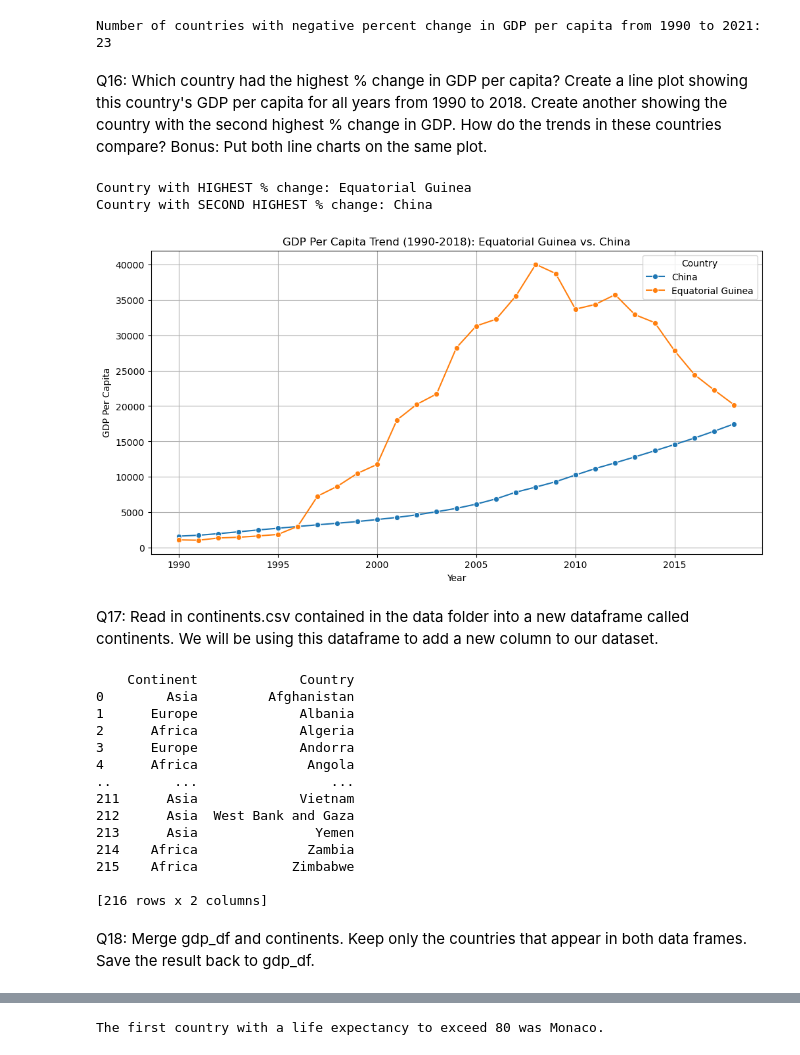
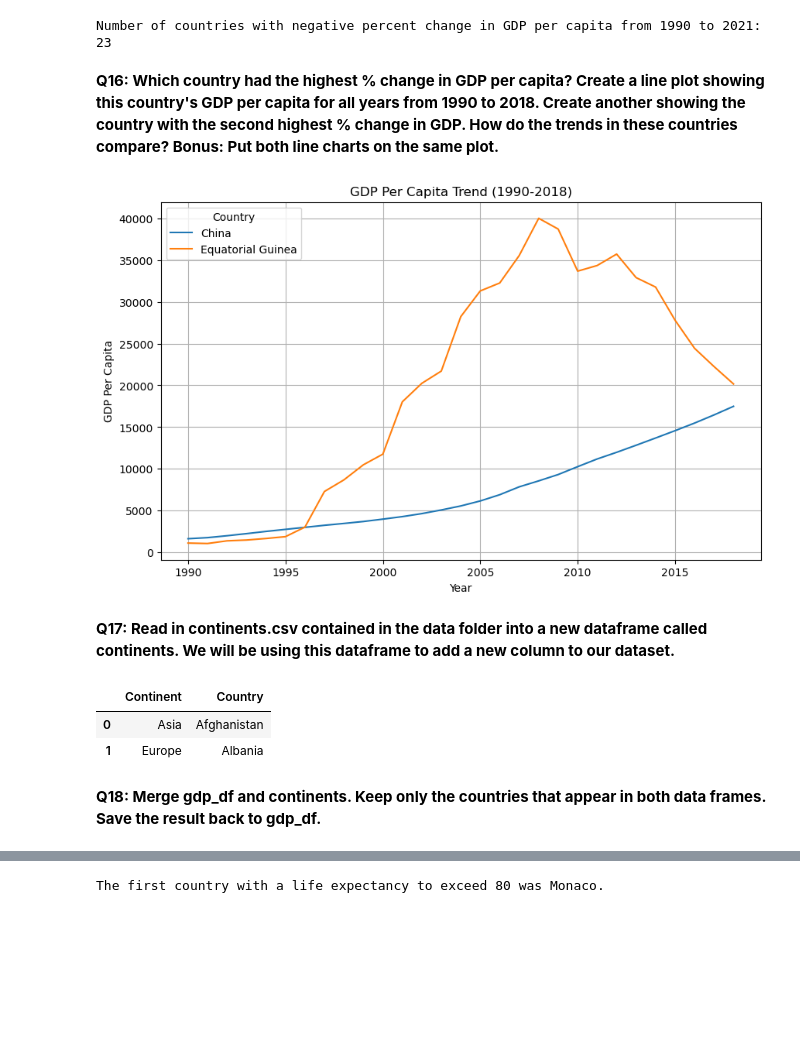
Before and after one commit to nss-data-science-cohort-9/un-exploration-dhansiv-stack, a Jupyter notebook: UnGDPexploration.ipynb, the cells around one changed output, grey strips where cells are left out. Cells and saved outputs as stored; diff of their text form; code cells hidden in the pictures; blank space fills up the shorter version.

```diff
--- a/UnGDPexploration.ipynb
+++ b/UnGDPexploration.ipynb
@@ -40,0 +14,3 @@ gdp_df.tail(10)
+# %%
+gdp_df = pd.read_csv("data/gdp_per_capita.csv")
+print(gdp_df)
@@ -59,4 +63,0 @@ Q5: Drop the 'Value Footnotes' column, and rename the remaining columns to 'Coun
-# %%
-gdp_df=gdp_df.drop(columns="Value Footnotes")
-gdp_df=gdp_df.rename(columns = {'Country or Area': 'Country', 'Value': 'GDP_Per_Capita'})
-print(gdp_df)
@@ -77,0 +64,5 @@ print(gdp_df)
+# %%
+gdp_df = (gdp_df.drop("Value Footnotes", axis=1)
+                    .rename(columns = {'Country  or Area': 'Country', 'Value': 'GDP_Per_Capita'})
+)
+gdp_df.head(2)
@@ -199,7 +196,6 @@ gdp_pivoted = pd.pivot_table(
     index='Country',
     columns='Year',
     values='GDP_Per_Capita',
-    dropna=True)
-gdp_pivoted = gdp_pivoted.dropna()
-print (gdp_pivoted)
+    dropna=True);
+gdp_pivoted.head(2)
 # %% [output]
@@ -247,65 +224,40 @@ print(f'Number of countries with negative percent change in GDP per capita from
 # %% [output]
 Number of countries with negative percent change in GDP per capita from 1990 to 2021: 23
 # %% [markdown]
-Q16: Which country had the highest % change in GDP per capita? Create a line plot showing this country's GDP per capita for all years from 1990 to 2018. Create another showing the country with the second highest % change in GDP. How do the trends in these countries compare?
-Bonus: Put both line charts on the same plot.
+**Q16: Which country had the highest % change in GDP per capita? Create a line plot showing this country's GDP per capita for all years from 1990 to 2018. Create another showing the country with the second highest % change in GDP. How do the trends in these countries compare?
+Bonus: Put both line charts on the same plot.**
 # %%
-top_countries = gdp_pivoted.nlargest(2, 'Percent_Change')
-top_1_country = top_countries.index[0]
-top_2_country = top_countries.index[1]
-
-print(f"Country with HIGHEST % change: {top_1_country}")
-print(f"Country with SECOND HIGHEST % change: {top_2_country}")
-
-countries_to_plot = [top_1_country, top_2_country]
+top_countries = gdp_pivoted.nlargest(2, 'Percent_Change').index
 
 gdp_plot_df = gdp_df[
-    (gdp_df['Country'].isin(countries_to_plot)) &
-    (gdp_df['Year'] >= 1990) &
-    (gdp_df['Year'] <= 2018)
-].copy()
+    (gdp_df['Country'].isin(top_countries)) & (gdp_df['Year']).between(1990, 2018)].copy()
 
-plt.figure(figsize=(12, 6))
+plt.figure(figsize=(10, 6))
 
 sns.lineplot(
     data=gdp_plot_df,
     x='Year',
     y='GDP_Per_Capita',
-    hue='Country',
-    marker='o'
-)
+    hue='Country');
 
-plt.title(f'GDP Per Capita Trend (1990-2018): {top_1_country} vs. {top_2_country}')
+plt.title(f'GDP Per Capita Trend (1990-2018)')
 plt.xlabel('Year')
 plt.ylabel('GDP Per Capita')
 plt.grid(True)
 plt.legend(title='Country')
 plt.show()
 # %% [output]
-Country with HIGHEST % change: Equatorial Guinea
-Country with SECOND HIGHEST % change: China
-[figure, old version]
+[figure, new version]
 # %% [markdown]
-Q17: Read in continents.csv contained in the data folder into a new dataframe called continents. We will be using this dataframe to add a new column to our dataset.
+**Q17: Read in continents.csv contained in the data folder into a new dataframe called continents. We will be using this dataframe to add a new column to our dataset.**
 # %%
-continents = pd.read_csv("continents.csv")
-print(continents)
+continents = pd.read_csv("data/continents.csv")
+continents.head(2)
 # %% [output]
-    Continent             Country
-0        Asia         Afghanistan
-1      Europe             Albania
-2      Africa             Algeria
-3      Europe             Andorra
-4      Africa              Angola
-..        ...                 ...
-211      Asia             Vietnam
-212      Asia  West Bank and Gaza
-213      Asia               Yemen
-214    Africa              Zambia
-215    Africa            Zimbabwe
-
-[216 rows x 2 columns]
+|  | Continent | Country |
+| 0 | Asia | Afghanistan |
+| 1 | Europe | Albania |
 # %% [markdown]
-Q18: Merge gdp_df and continents. Keep only the countries that appear in both data frames. Save the result back to gdp_df.
+**Q18: Merge gdp_df and continents. Keep only the countries that appear in both data frames. Save the result back to gdp_df.**
 # %%
 gdp_df = pd.merge(
```
Also changed, not shown: parts of 62 cells of this notebook, 3 other files.
